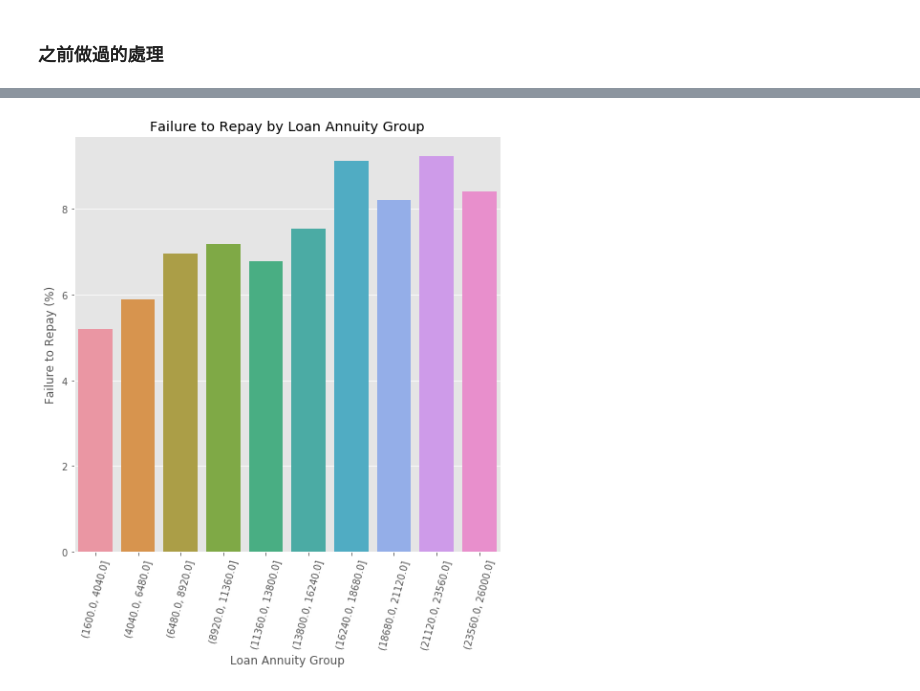
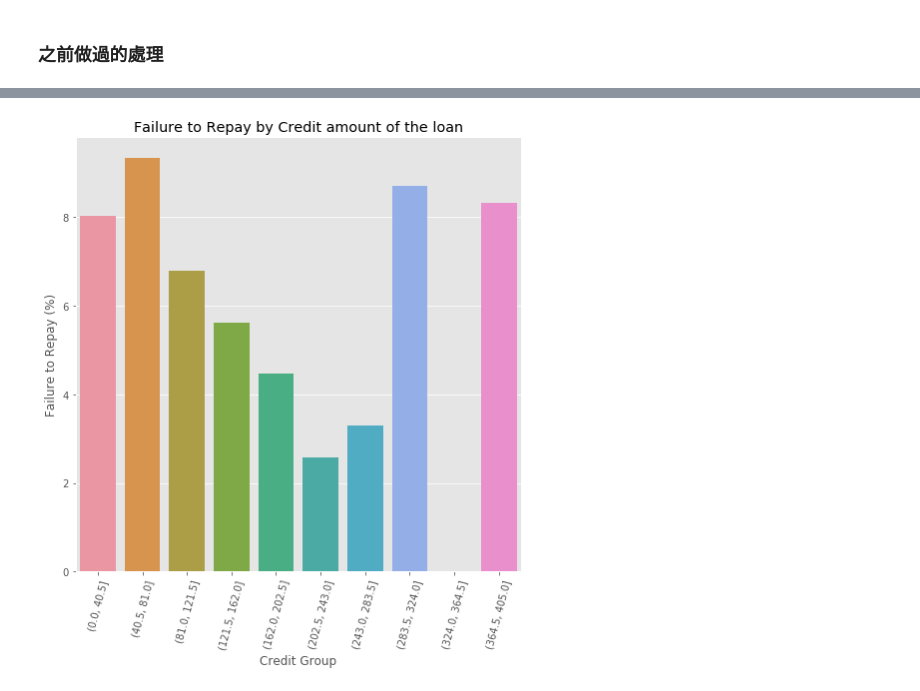
Before and after one commit to AmoreH/ML100-Days, a Jupyter notebook: homework/Day_013_HW.ipynb, the cells around one changed output, grey strips where cells are left out. Drawn from its saved outputs; the diff is of its cells as text; code cells hidden in the pictures.

```diff
--- a/homework/Day_013_HW.ipynb
+++ b/homework/Day_013_HW.ipynb
@@ -74,0 +60,5 @@ Name: ANN, dtype: float64
+# %%
+# 根據貸款信用額度分成不同組別
+CRE_data = app_train[['AMT_CREDIT', 'TARGET']] # subset
+CRE_data['CRE'] = CRE_data['AMT_CREDIT'] /10000
+print(CRE_data['CRE'].describe())
@@ -75,6 +75,6 @@ Name: ANN, dtype: float64
 # %%
-bin_cut=np.linspace(1600, 26000, 11)
-Ann_data['ANN_BIN'] = pd.cut(Ann_data['ANN'],
+bin_cut=np.linspace(0, 405, 11)
+CRE_data['CRE_BIN'] = pd.cut(CRE_data['CRE'],
                                    bins=bin_cut)
-print(Ann_data['ANN_BIN'].value_counts())
+print(CRE_data['CRE_BIN'].value_counts())
 # %% [output]
@@ -107,0 +92,3 @@ Ann_groups
+# %%
+CRE_groups  = CRE_data.groupby('CRE_BIN').mean()
+CRE_groups
@@ -108,18 +108,18 @@ Ann_groups
 # %%
 import seaborn as sns # 另一個繪圖-樣式套件
 
 %matplotlib inline
 plt.style.use('ggplot')
 plt.figure(figsize = (8, 8))
 
-# 以貸款年金為 x, target 為 y 繪製 barplot
+# 以貸款信用額度為 x, target 為 y 繪製 barplot
 
-px = Ann_groups.index
-py = 100*Ann_groups['TARGET']
+px = CRE_groups.index
+py = 100*CRE_groups['TARGET']
 sns.barplot(px, py)
 
 # Plot labeling
-plt.xticks(rotation = 75); plt.xlabel('Loan Annuity Group'); plt.ylabel('Failure to Repay (%)')
-plt.title('Failure to Repay by Loan Annuity Group');
+plt.xticks(rotation = 75); plt.xlabel('Credit Group'); plt.ylabel('Failure to Repay (%)')
+plt.title('Failure to Repay by Credit amount of the loan');
 # %% [output]
-[figure, old version]
+[figure, new version]
```
Also changed, not shown: parts of 5 cells of this notebook.
